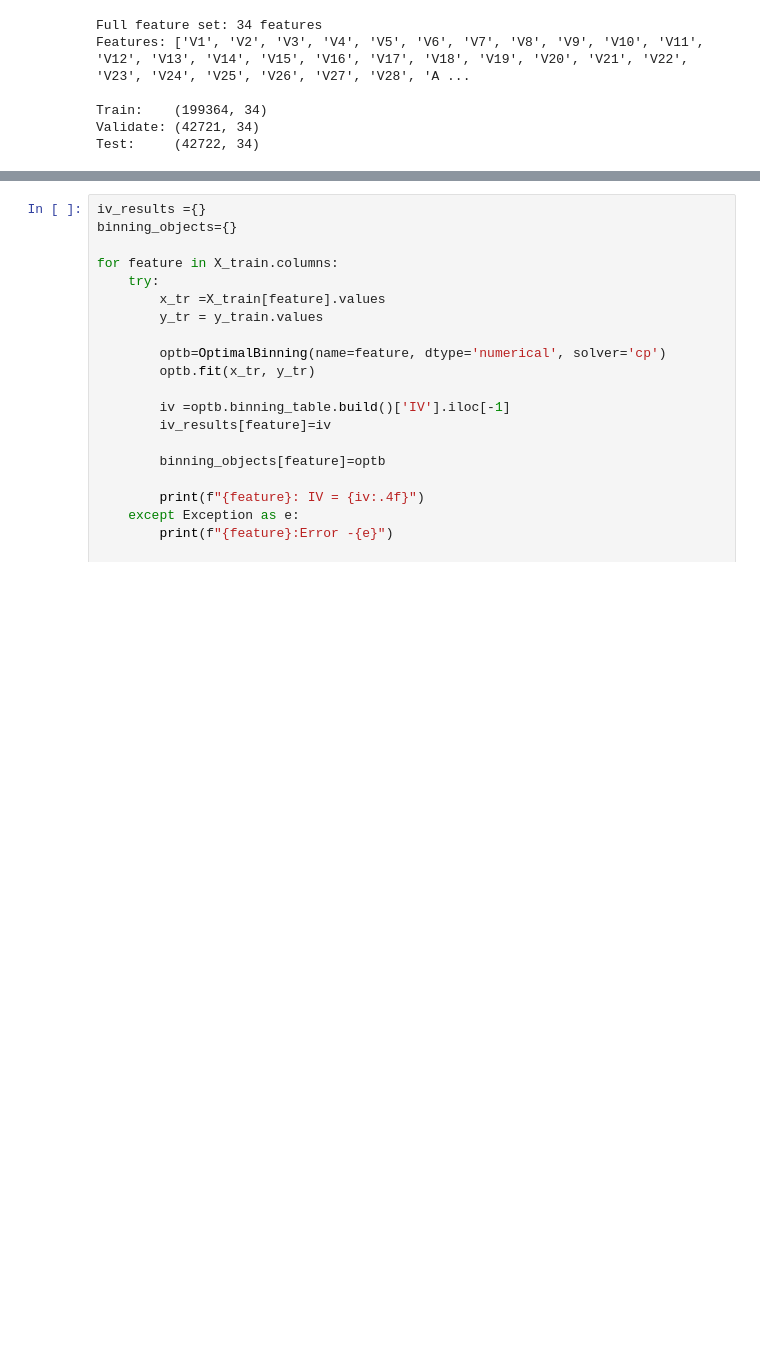
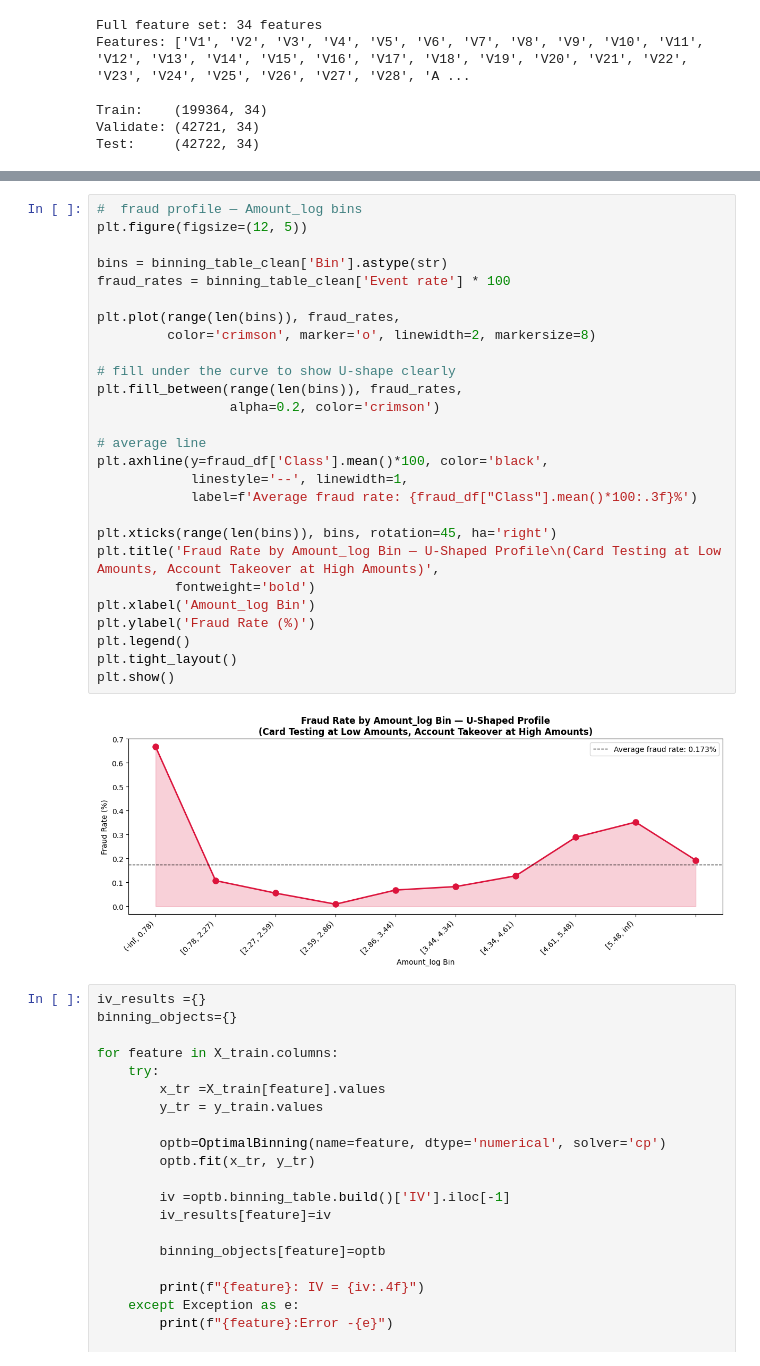
Before and after one commit to korede-folarin/fraud-detection-ml, a Jupyter notebook: notebooks/03_feature_engineering.ipynb, the cells around one changed output, grey strips where cells are left out. Cells and saved outputs as stored; diff of their text form; blank space fills up the shorter version.

```diff
--- a/notebooks/03_feature_engineering.ipynb
+++ b/notebooks/03_feature_engineering.ipynb
@@ -98,3 +134,32 @@ Test:     (42722, 34)
+# %%
+#  fraud profile — Amount_log bins
+plt.figure(figsize=(12, 5))
+
+bins = binning_table_clean['Bin'].astype(str)
+fraud_rates = binning_table_clean['Event rate'] * 100
+
+plt.plot(range(len(bins)), fraud_rates,
+         color='crimson', marker='o', linewidth=2, markersize=8)
+
+# fill under the curve to show U-shape clearly
+plt.fill_between(range(len(bins)), fraud_rates,
+                 alpha=0.2, color='crimson')
+
+# average line
+plt.axhline(y=fraud_df['Class'].mean()*100, color='black',
+            linestyle='--', linewidth=1,
+            label=f'Average fraud rate: {fraud_df["Class"].mean()*100:.3f}%')
+
+plt.xticks(range(len(bins)), bins, rotation=45, ha='right')
+plt.title('Fraud Rate by Amount_log Bin — U-Shaped Profile\n(Card Testing at Low Amounts, Account Takeover at High Amounts)',
+          fontweight='bold')
+plt.xlabel('Amount_log Bin')
+plt.ylabel('Fraud Rate (%)')
+plt.legend()
+plt.tight_layout()
+plt.show()
+# %% [output]
+[figure, added]
 # %%
 iv_results ={}
 binning_objects={}
```
Also changed, not shown: parts of 2 cells of this notebook, 3 other files.
